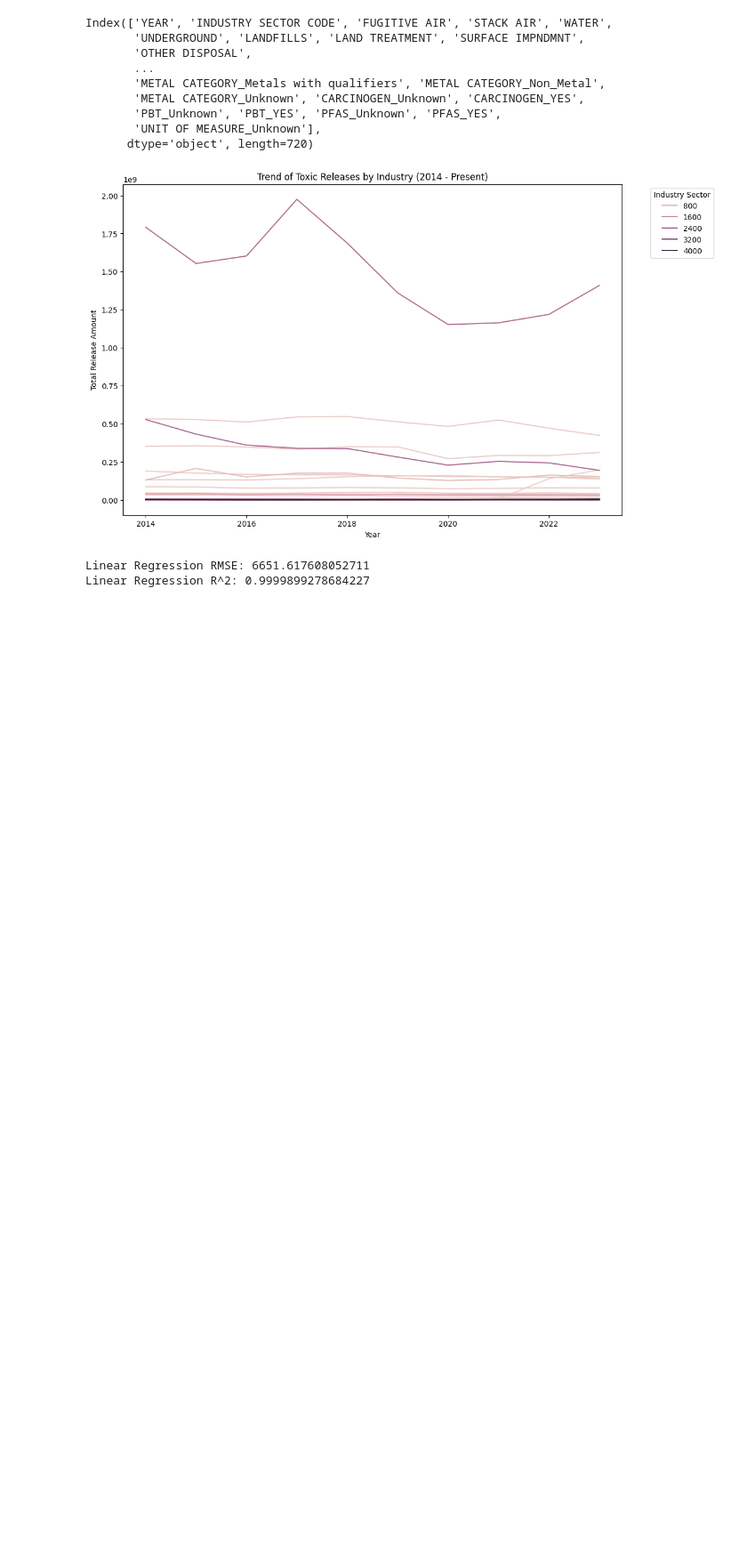
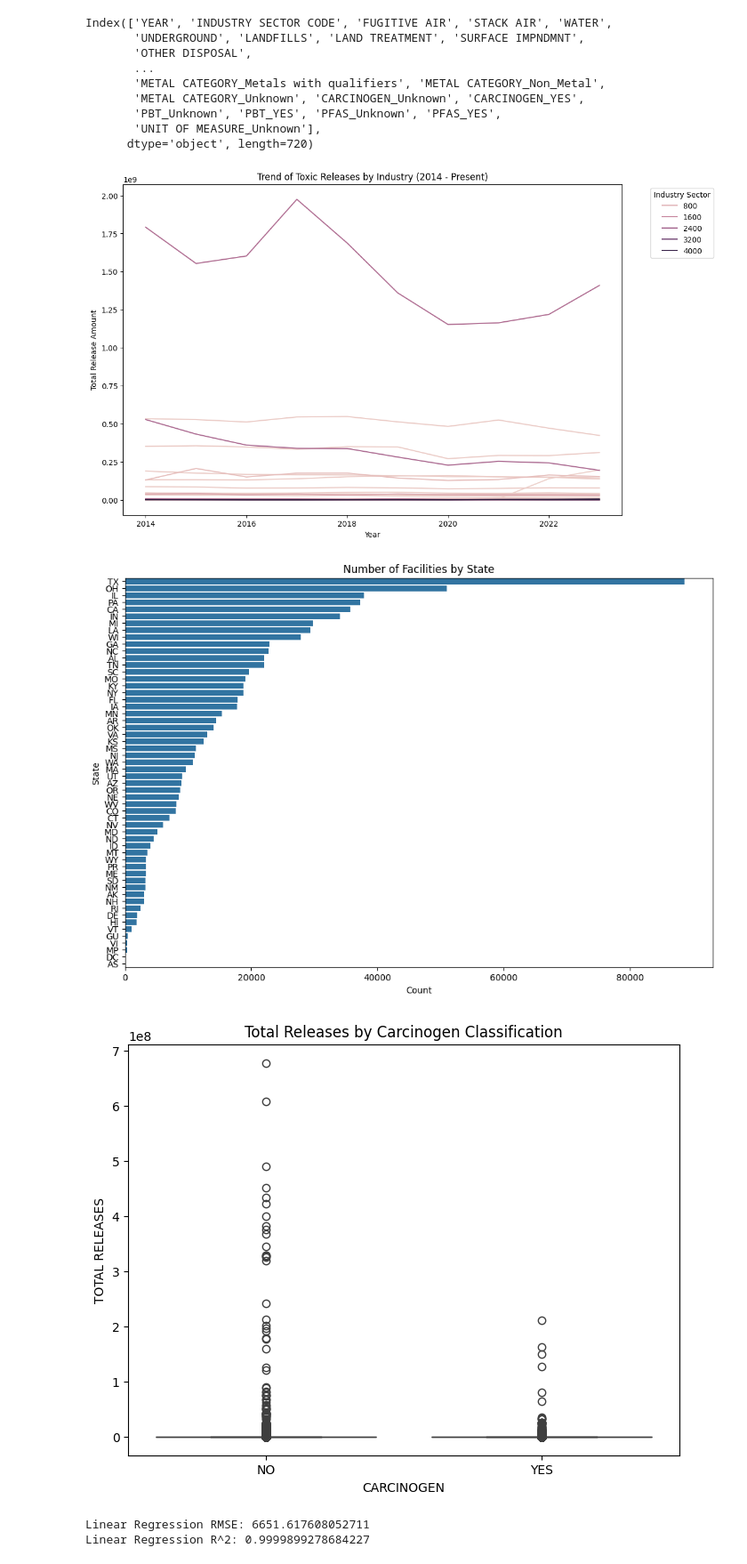
Before and after one commit to sapr5159/Predictive-Analytics-for-Toxic-Chemicals, a Jupyter notebook: main/Data_Mining_Data_Exploration.ipynb, the cells around one changed output. Shown at 89% size. Drawn from its saved outputs; the diff is of its cells as text; code cells hidden in the pictures; blank space fills up the shorter version.

```diff
--- a/main/Data_Mining_Data_Exploration.ipynb
+++ b/main/Data_Mining_Data_Exploration.ipynb
@@ -651,6 +741,23 @@ plt.legend(title='Industry Sector', bbox_to_anchor=(1.05, 1), loc='upper left')
 plt.show()
 # %% [output]
 [figure]
+# %%
+# Plotting number of facilities by state
+plt.figure(figsize=(12, 8))
+sns.countplot(y='ST', data=data, order=data['ST'].value_counts().index)
+plt.title("Number of Facilities by State")
+plt.xlabel("Count")
+plt.ylabel("State")
+plt.show()
+
+# Relationship between CARCINOGEN and TOTAL RELEASES
+plt.figure(figsize=(8, 6))
+sns.boxplot(data=data, x='CARCINOGEN', y='TOTAL RELEASES')
+plt.title("Total Releases by Carcinogen Classification")
+plt.show()
+# %% [output]
+[figure, added]
+[figure, added]
 # %%
 from sklearn.model_selection import train_test_split
 from sklearn.preprocessing import StandardScaler, LabelEncoder
```
Also changed, not shown: parts of 26 cells of this notebook.
